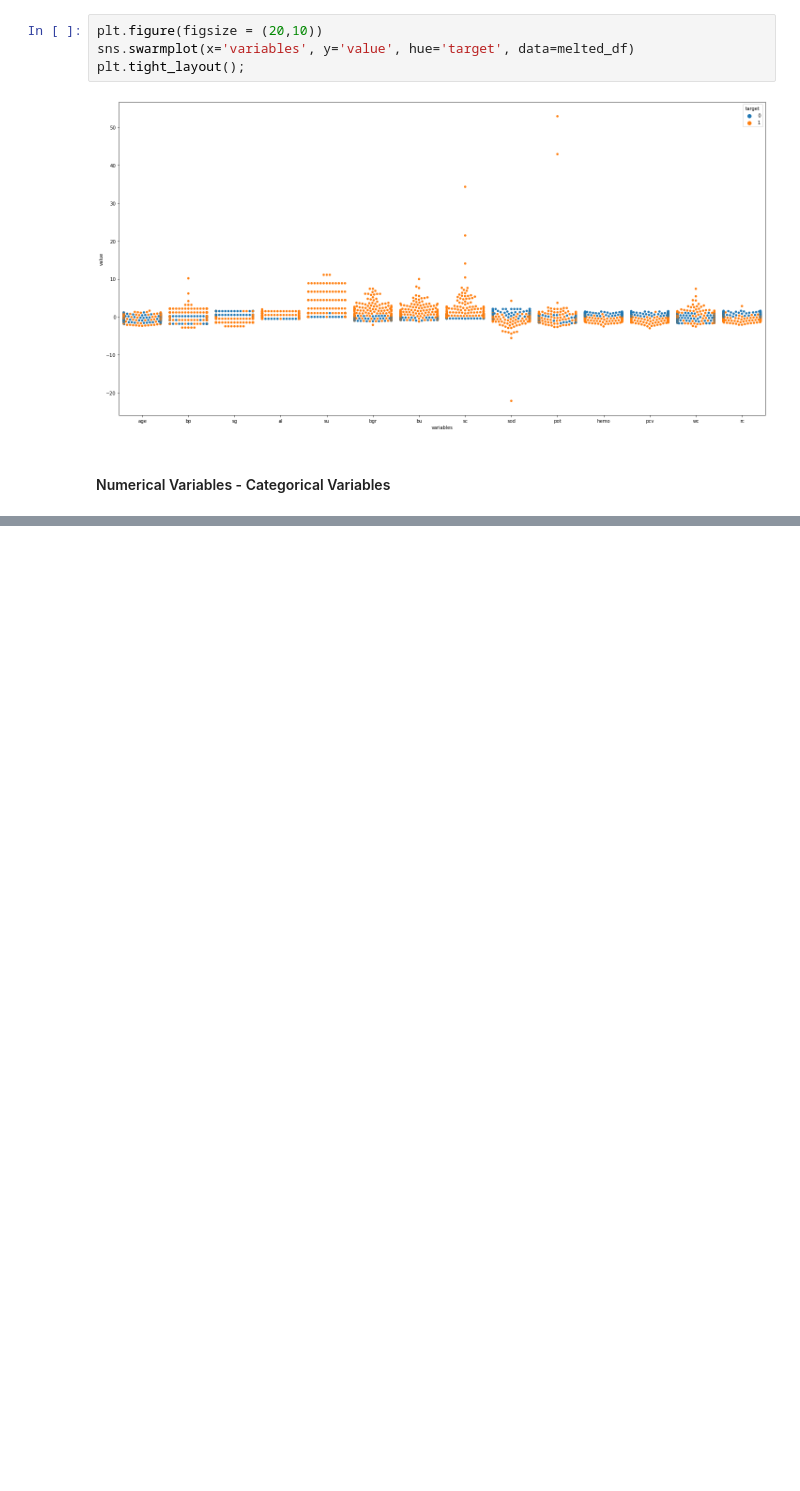
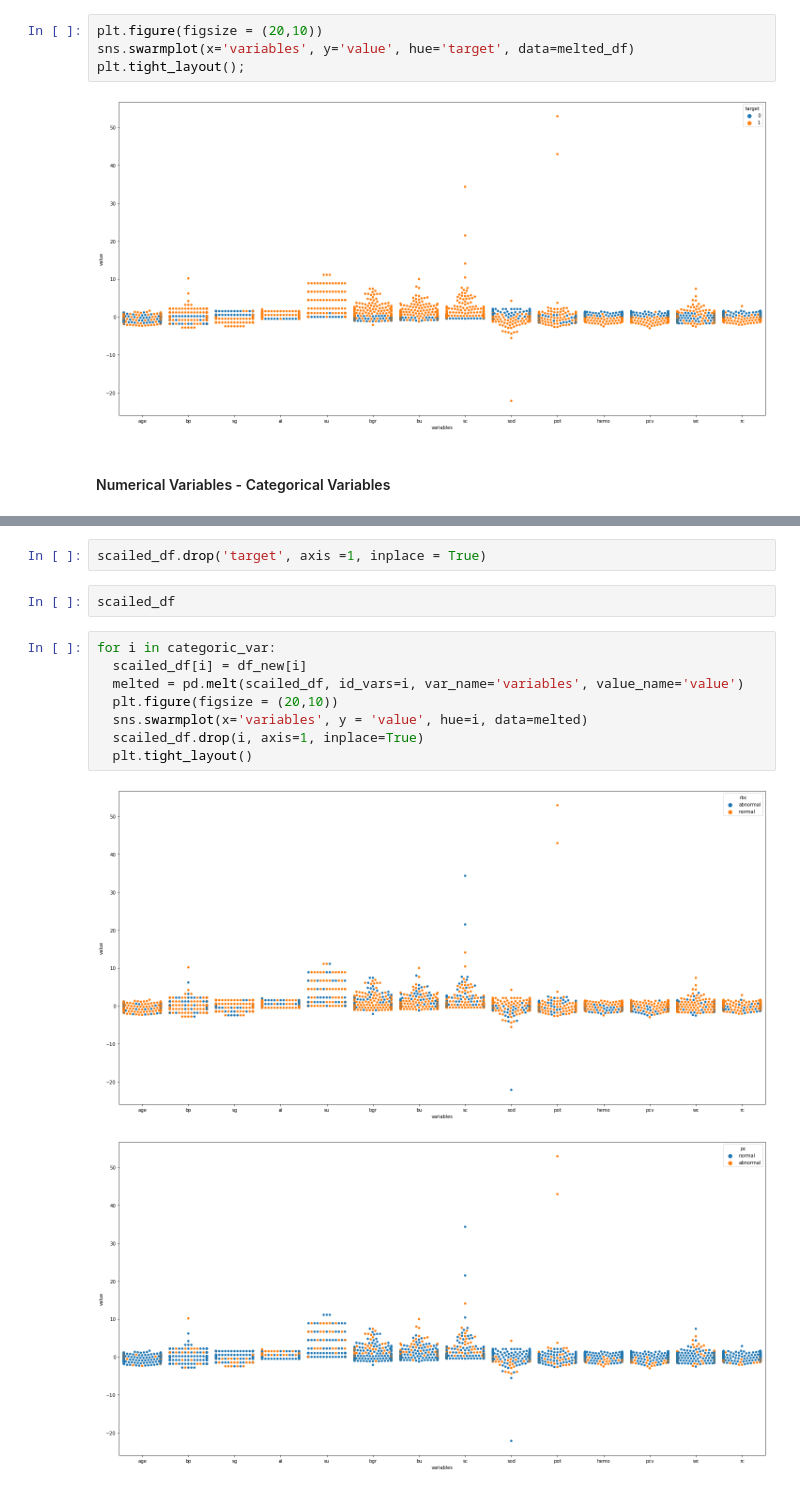
Before and after one commit to TaeMD/ML-projects, a Jupyter notebook: Predicting_CKD.ipynb, the cells around one changed output, grey strips where cells are left out. Saved outputs shown, nothing was run; the diff lists cells and outputs as text; blank space fills up the shorter version.

```diff
--- a/Predicting_CKD.ipynb
+++ b/Predicting_CKD.ipynb
@@ -951,0 +969,15 @@ plt.tight_layout();
+# %%
+scailed_df.drop('target', axis =1, inplace = True)
+# %%
+scailed_df
+# %%
+for i in categoric_var:
+  scailed_df[i] = df_new[i]
+  melted = pd.melt(scailed_df, id_vars=i, var_name='variables', value_name='value')
+  plt.figure(figsize = (20,10))
+  sns.swarmplot(x='variables', y = 'value', hue=i, data=melted)
+  scailed_df.drop(i, axis=1, inplace=True)
+  plt.tight_layout()
+# %% [output]
+[figure, added]
+[figure, added]
```
Also changed, not shown: parts of 22 cells of this notebook.
